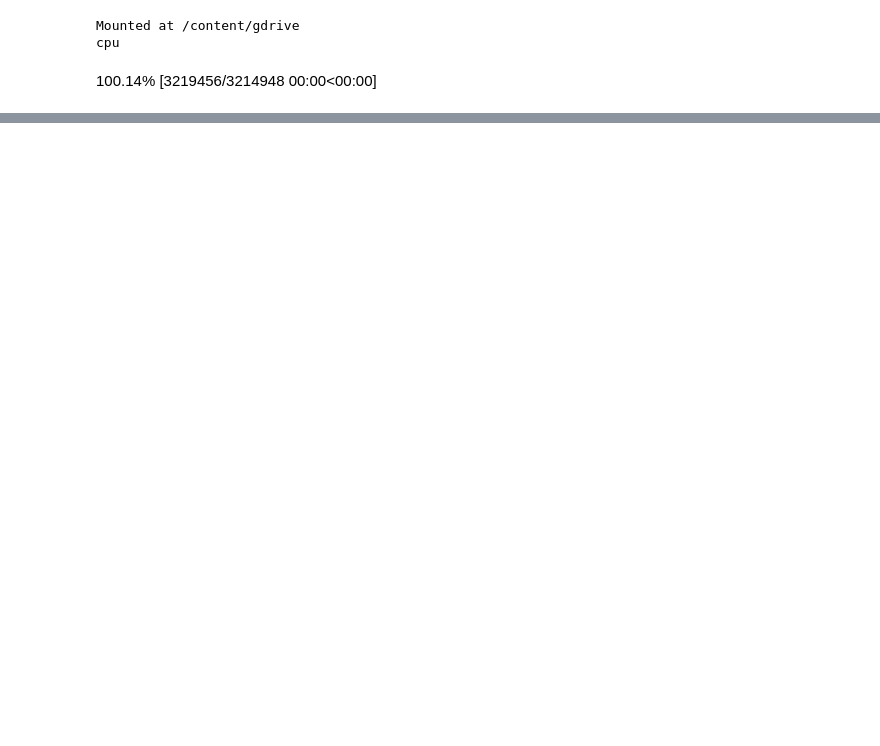
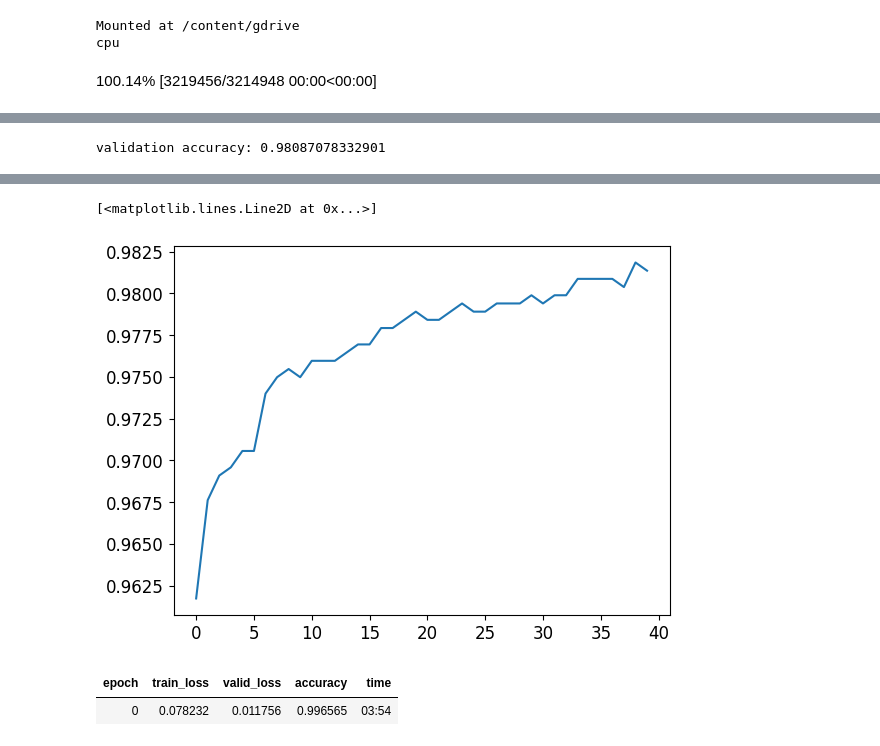
Before and after one commit to tabrez/fastai-book, a Jupyter notebook: 04_MNIST_3.ipynb, the cells around one changed output, grey strips where cells are left out. Saved outputs shown, nothing was run; the diff lists cells and outputs as text; code cells hidden in the pictures; blank space fills up the shorter version.

```diff
--- a/04_MNIST_3.ipynb
+++ b/04_MNIST_3.ipynb
@@ -201,0 +294,29 @@ tensor(0.0599, grad_fn=<MeanBackward0>)
+# %%
+# use pytorch and fastai functions: nn.Linear is model & parameters, SGD is BasicOptimiser, Learner is train_model
+lr = 1.
+linear_pyt = nn.Linear(28*28, 1)
+opt = SGD(linear_pyt.parameters(), lr)
+train_model(dl, linear_pyt, opt, 10)
+print(f'validation accuracy: {batch_accuracy_dl2(valid_dl, linear_pyt)}')
+
+# define accuracy again without model param, xb is supposed to be the output of model() without sigmoid function applied
+def batch_accuracy3(xb, yb):
+  p = xb.sigmoid()
+  return ((p > 0.5).float() == yb).float().mean()
+
+dls = DataLoaders(dl, valid_dl)
+#learner = Learner(dls, nn.Linear(28*28, 1), opt_func=SGD, loss_func=loss, metrics=batch_accuracy3)
+#learner.fit(10, lr=lr)
+
+simple_net = nn.Sequential(
+    nn.Linear(28*28, 30),
+    nn.ReLU(),
+    nn.Linear(30, 1)
+)
+
+learner = Learner(dls, simple_net, opt_func=SGD, loss_func=loss, metrics=batch_accuracy3)
+with learner.no_logging():
+  learner.fit(40, 0.1)
+plt.plot(L(learner.recorder.values).itemgot(2))
+# %% [output]
+validation accuracy: 0.98087078332901
@@ -201,0 +324,9 @@ tensor(0.0599, grad_fn=<MeanBackward0>)
+[<matplotlib.lines.Line2D at 0x...>]
+[figure, added]
+# %%
+dls = ImageDataLoaders.from_folder(path)
+learner = vision_learner(dls, resnet18, pretrained=False, loss_func=F.cross_entropy, metrics=accuracy)
+learner.fit_one_cycle(1, 0.1)
+# %% [output]
+| epoch | train_loss | valid_loss | accuracy | time |
+| 0 | 0.078232 | 0.011756 | 0.996565 | 03:54 |
```
Also changed, not shown: parts of 13 cells of this notebook, 1 other file.
